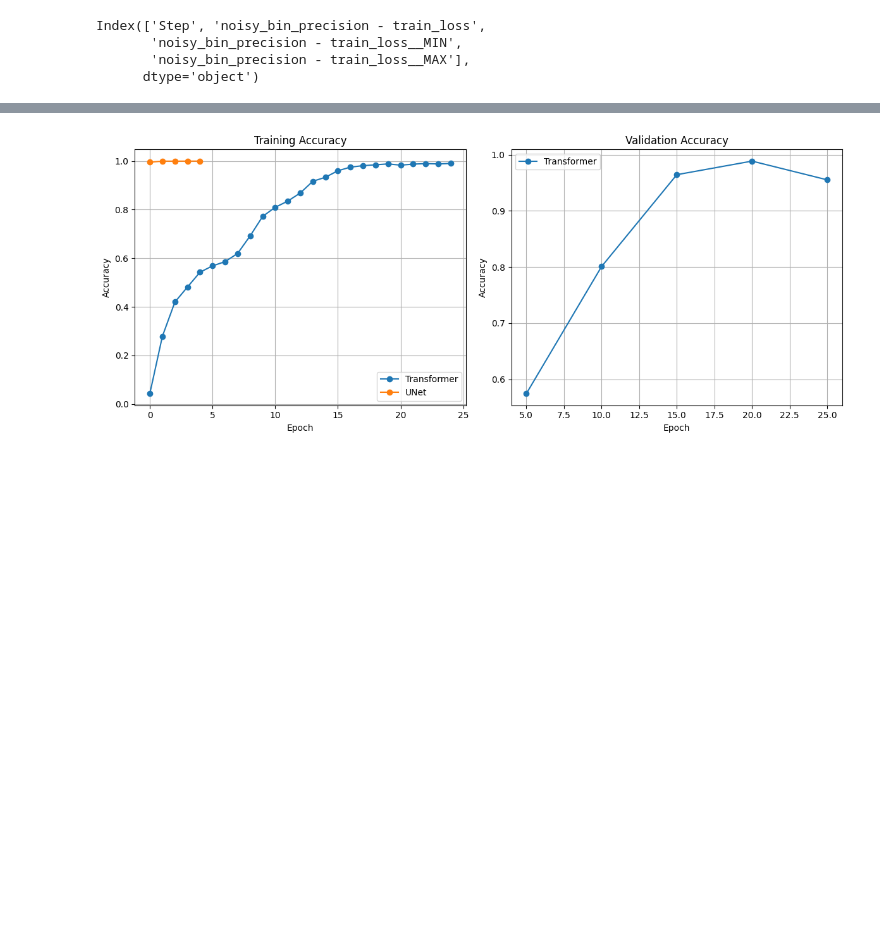
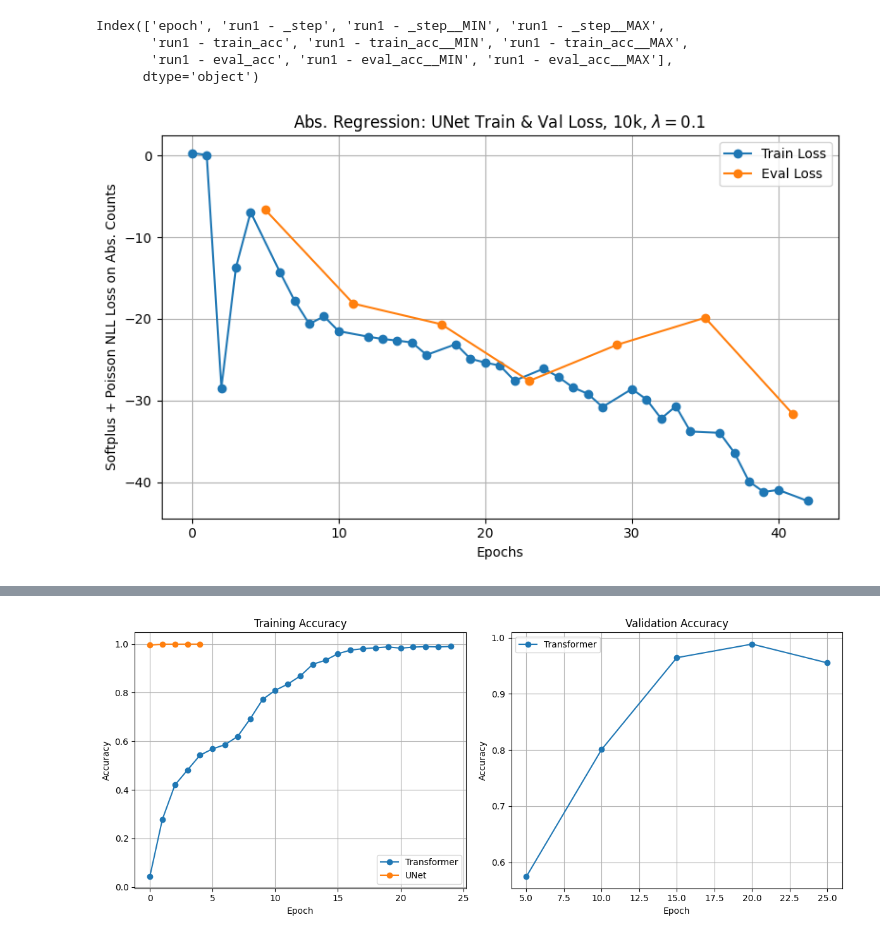
Before and after one commit to carsmithhhh/flash_detection, a Jupyter notebook: notebooks/wandb_stealing.ipynb, the cells around one changed output, grey strips where cells are left out. Saved outputs shown, nothing was run; the diff lists cells and outputs as text; code cells hidden in the pictures; blank space fills up the shorter version.

```diff
--- a/notebooks/wandb_stealing.ipynb
+++ b/notebooks/wandb_stealing.ipynb
@@ -25,22 +87,22 @@ import pandas as pd
 # %%
-df1 = pd.read_csv('wandb_data/good_amp_tloss.csv')
-print(df1.columns)
-t_acc = df1['noisy_bin_precision - train_loss']
-t_acc = t_acc.to_numpy()
+# df1 = pd.read_csv('../wandb_data/class_reg_100.csv')
+# print(df1.columns)
+# t_acc = df1['run1 - train_acc']
+# t_acc = t_acc.to_numpy()
 
-df2 = pd.read_csv('wandb_data/good_amp_eloss.csv')
-v_acc = df2['noisy_bin_precision - eval_loss']
-v_acc = v_acc.to_numpy() # offset by 5 epochs
+# df2 = pd.read_csv('../wandb_data/class_reg_100_val_acc.csv')
+# v_acc = df2['run1 - eval_acc']
+# v_acc = v_acc.to_numpy()
 
-df3 = pd.read_csv('wandb_data/good_amp_tacc.csv')
-t_loss = df3['noisy_bin_precision - train_acc']
-t_loss = t_loss.to_numpy()
+# df3 = pd.read_csv('../wandb_data/class_reg_100_t_loss.csv')
+# t_loss = df3['run1 - train_loss']
+# t_loss = t_loss.to_numpy()
 
-df4 = pd.read_csv('wandb_data/good_amp_eacc.csv')
-v_loss = df4['noisy_bin_precision - eval_acc']
-v_loss = v_loss.to_numpy() # offset by 5 epochs
+# df4 = pd.read_csv('../wandb_data/class_reg_100_v_loss.csv')
+# v_loss = df4['run1 - eval_loss']
+# v_loss = v_loss.to_numpy() # offset by 5 epochs
 # %% [output]
-Index(['Step', 'noisy_bin_precision - train_loss',
-       'noisy_bin_precision - train_loss__MIN',
-       'noisy_bin_precision - train_loss__MAX'],
+Index(['epoch', 'run1 - _step', 'run1 - _step__MIN', 'run1 - _step__MAX',
+       'run1 - train_acc', 'run1 - train_acc__MIN', 'run1 - train_acc__MAX',
+       'run1 - eval_acc', 'run1 - eval_acc__MIN', 'run1 - eval_acc__MAX'],
       dtype='object')
@@ -47 +120,30 @@ Index(['Step', 'noisy_bin_precision - train_loss',
+# %%
+import matplotlib.pyplot as plt
+import numpy as np
+
+# Epoch indices
+epochs_t = np.arange(len(t_acc))
+epochs_v = np.arange(len(v_acc))
+
+plt.figure(figsize=(8, 5))
+
+# --- Train Loss (drop NaNs) ---
+mask_t = t_acc.notna()
+plt.plot(epochs_t[mask_t], t_acc[mask_t],
+         linestyle='-', marker='o', label='Train Loss')
+
+# --- Eval Loss (drop NaNs) ---
+mask_v = v_acc.notna()
+plt.plot(epochs_v[mask_v], v_acc[mask_v],
+         linestyle='-', marker='o', label='Eval Loss')
+
+plt.xlabel("Epochs")
+plt.ylabel("Softplus + Poisson NLL Loss on Abs. Counts")
+plt.title(r"Abs. Regression: UNet Train & Val Loss, 10k, $\lambda=0.1$")
+plt.legend()
+plt.grid(True)
+plt.tight_layout()
+plt.show()
+# %% [output]
+[figure, added]
 # %%
```
Also changed, not shown: parts of 7 cells of this notebook, 18 other files.
